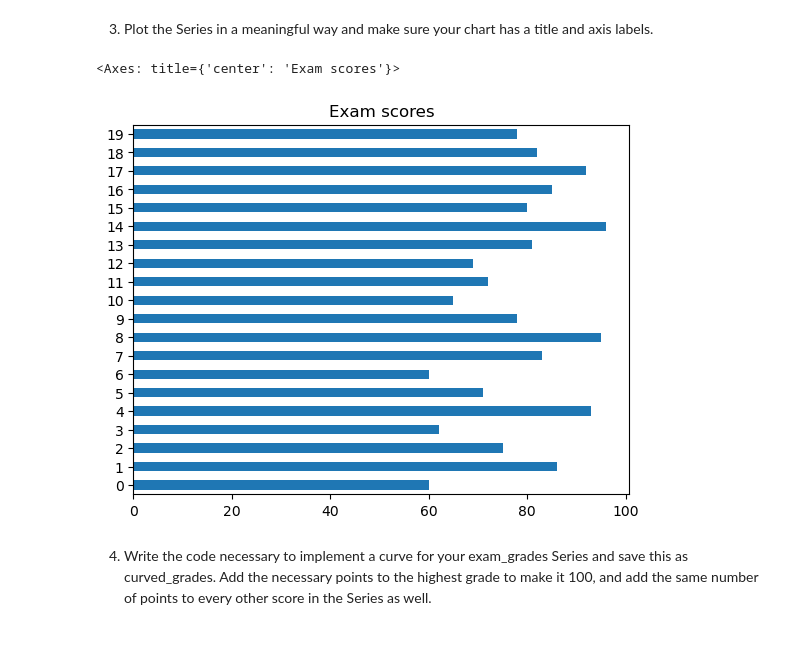
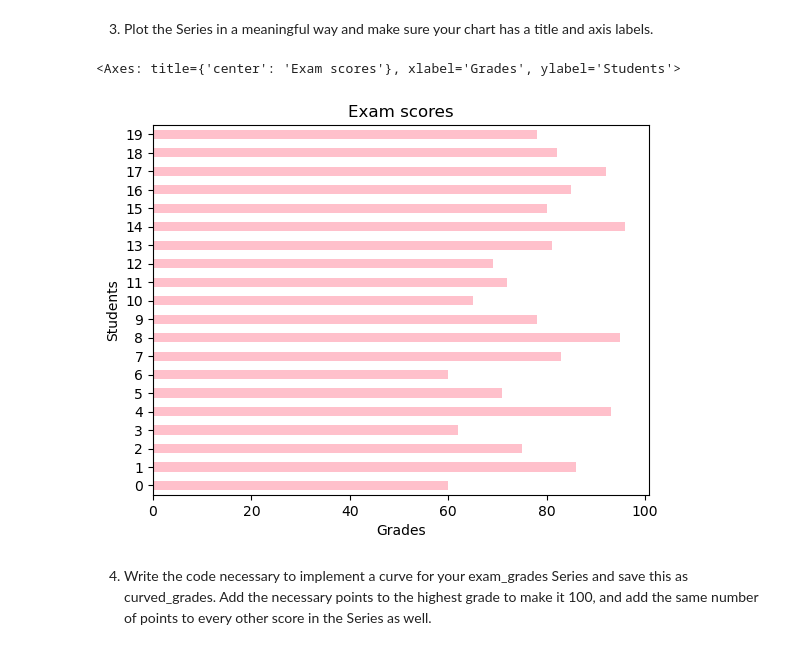
Before and after one commit to TheodoreQuansah/numpy-pandas-visualization-exercises, a Jupyter notebook: pandas_series.ipynb, the cells around one changed output. Saved outputs shown, nothing was run; the diff lists cells and outputs as text; code cells hidden in the pictures.

```diff
--- a/pandas_series.ipynb
+++ b/pandas_series.ipynb
@@ -549,10 +547,10 @@ dtype: float64
 # %% [markdown]
 3) Plot the Series in a meaningful way and make sure your chart has a title and axis labels.
 # %%
-exam_scores.plot.barh(title = 'Exam scores')
+exam_scores.plot.barh(title = 'Exam scores', color = 'pink', xlabel = 'Grades', ylabel = 'Students')
 # %% [output]
-<Axes: title={'center': 'Exam scores'}>
+<Axes: title={'center': 'Exam scores'}, xlabel='Grades', ylabel='Students'>
-[figure, old version]
+[figure, new version]
 # %% [markdown]
 4) Write the code necessary to implement a curve for your exam_grades Series and save this as curved_grades. Add the necessary points to the highest grade to make it 100, and add the same number of points to every other score in the Series as well.
 # %%
```
Also changed, not shown: parts of 26 cells of this notebook.
